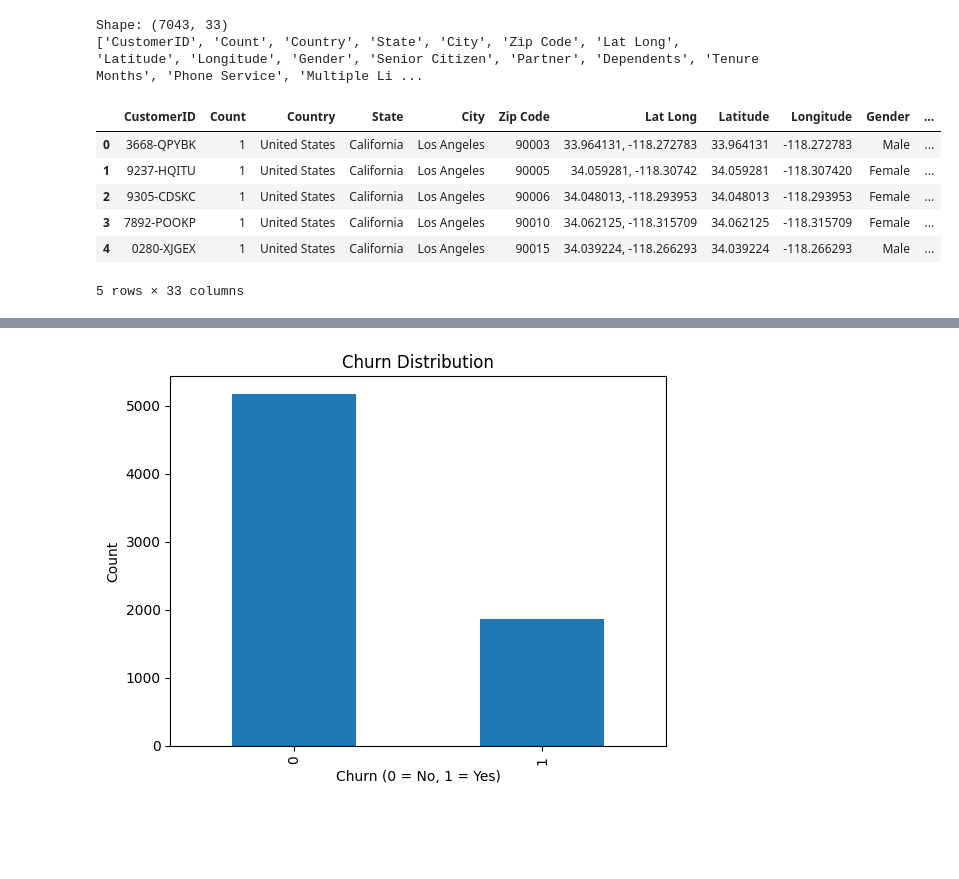
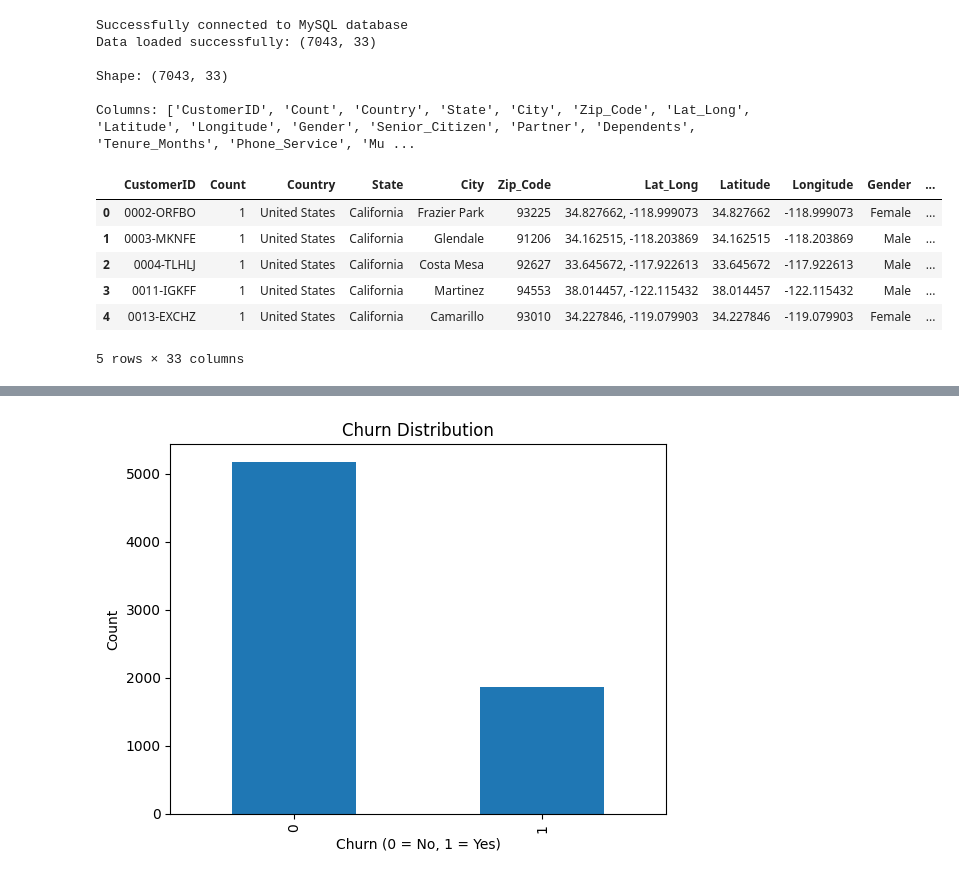
Before and after one commit to SparklePant/Data-mining-project, a Jupyter notebook: final_project.ipynb, the cells around one changed output, grey strips where cells are left out. Saved outputs shown, nothing was run; the diff lists cells and outputs as text; code cells hidden in the pictures; blank space fills up the shorter version.

Commit message:
add MySQL cell + script to set up MySQL database

```diff
--- a/final_project.ipynb
+++ b/final_project.ipynb
@@ -25,20 +30,44 @@ from sklearn.model_selection import train_test_split
-# %%
-# Load Data
-df = pd.read_excel("Telco_customer_churn.xlsx")
-
-df.columns = df.columns.str.strip()
-
-print("Shape:", df.shape)
-print(df.columns.tolist())
-df.head()
-# %% [output]
-Shape: (7043, 33)
-['CustomerID', 'Count', 'Country', 'State', 'City', 'Zip Code', 'Lat Long', 'Latitude', 'Longitude', 'Gender', 'Senior Citizen', 'Partner', 'Dependents', 'Tenure Months', 'Phone Service', 'Multiple Li ...
-|  | CustomerID | Count | Country | State | City | Zip Code | Lat Long | Latitude | Longitude | Gender | ... |
-| 0 | 3668-QPYBK | 1 | United States | California | Los Angeles | 90003 | 33.964131, -118.272783 | 33.964131 | -118.272783 | Male | ... |
-| 1 | 9237-HQITU | 1 | United States | California | Los Angeles | 90005 | 34.059281, -118.30742 | 34.059281 | -118.307420 | Female | ... |
-| 2 | 9305-CDSKC | 1 | United States | California | Los Angeles | 90006 | 34.048013, -118.293953 | 34.048013 | -118.293953 | Female | ... |
-| 3 | 7892-POOKP | 1 | United States | California | Los Angeles | 90010 | 34.062125, -118.315709 | 34.062125 | -118.315709 | Female | ... |
-| 4 | 0280-XJGEX | 1 | United States | California | Los Angeles | 90015 | 34.039224, -118.266293 | 34.039224 | -118.266293 | Male | ... |
-5 rows × 33 columns
+# %%
+# Configure MySQL
+try:
+    connection = mysql.connector.connect(
+        host='localhost',
+        user='root',
+        password='root123',
+        database='telco_churn_db'
+    )
+
+    if connection.is_connected():
+        print("Successfully connected to MySQL database")
+
+        # Load data using SQL query
+        query = f"SELECT * FROM {'customer_churn'}"
+        df = pd.read_sql(query, connection)
+
+        connection.close()
+        print(f"Data loaded successfully: {df.shape}")
+
+except Error as e:
+    print(f"Error connecting to MySQL: {e}")
+
+# Clean column names
+df.columns = df.columns.str.strip().str.replace(' ', '_')
+
+print("\nShape:", df.shape)
+print("\nColumns:", df.columns.tolist())
+df.head()
+# %% [output]
+Successfully connected to MySQL database
+Data loaded successfully: (7043, 33)
+
+Shape: (7043, 33)
+
+Columns: ['CustomerID', 'Count', 'Country', 'State', 'City', 'Zip_Code', 'Lat_Long', 'Latitude', 'Longitude', 'Gender', 'Senior_Citizen', 'Partner', 'Dependents', 'Tenure_Months', 'Phone_Service', 'Mu ...
+|  | CustomerID | Count | Country | State | City | Zip_Code | Lat_Long | Latitude | Longitude | Gender | ... |
+| 0 | 0002-ORFBO | 1 | United States | California | Frazier Park | 93225 | 34.827662, -118.999073 | 34.827662 | -118.999073 | Female | ... |
+| 1 | 0003-MKNFE | 1 | United States | California | Glendale | 91206 | 34.162515, -118.203869 | 34.162515 | -118.203869 | Male | ... |
+| 2 | 0004-TLHLJ | 1 | United States | California | Costa Mesa | 92627 | 33.645672, -117.922613 | 33.645672 | -117.922613 | Male | ... |
+| 3 | 0011-IGKFF | 1 | United States | California | Martinez | 94553 | 38.014457, -122.115432 | 38.014457 | -122.115432 | Male | ... |
+| 4 | 0013-EXCHZ | 1 | United States | California | Camarillo | 93010 | 34.227846, -119.079903 | 34.227846 | -119.079903 | Female | ... |
+5 rows × 33 columns
 # %%
```
Also changed, not shown: parts of 6 cells of this notebook, 3 other files.
